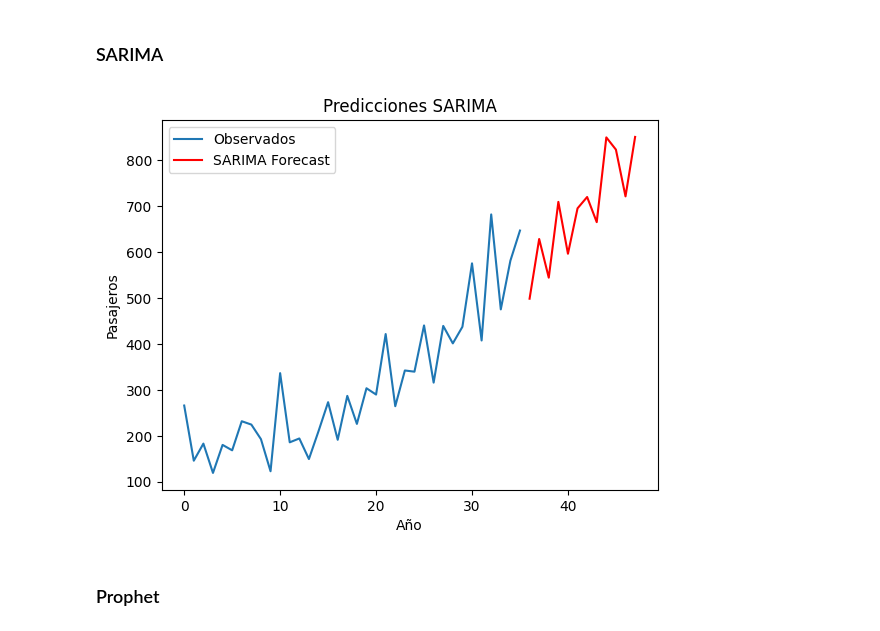
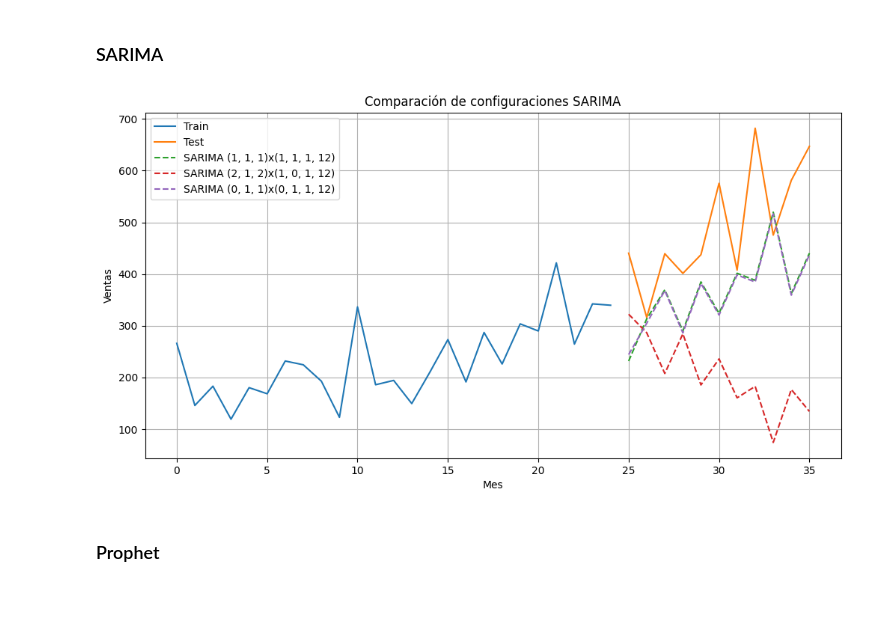
Before and after one commit to Fabiola-cc/Lab1_SeriesDeTiempo, a Jupyter notebook: ST_shampoo.ipynb, the cells around one changed output. Drawn from its saved outputs; the diff is of its cells as text; code cells hidden in the pictures; blank space fills up the shorter version.

```diff
--- a/ST_shampoo.ipynb
+++ b/ST_shampoo.ipynb
@@ -147,28 +162,42 @@ TypeError: ExponentialSmoothing.__init__() got an unexpected keyword argument 's
 # %% [markdown]
 ### SARIMA
-# %%
-from statsmodels.tsa.statespace.sarimax import SARIMAX
-
-modelo = SARIMAX(df['Sales'],
-                 order = (1, 1, 1),
-                 seasonal_order=(1, 1, 1, 12))
-
-# Ajustar (entrenar) el modelo SARIMA
-modelo_ajustado = modelo.fit()
-
-# Predicción
-predicciones = modelo_ajustado.get_forecast(steps = 12).predicted_mean
-
-# Graficar los df y las predicciones
-
-df['Sales'].plot(label = 'Observados')
-predicciones.plot(label = 'SARIMA Forecast', color = 'red')
-plt.legend()
-plt.title("Predicciones SARIMA")
-plt.xlabel("Año")
-plt.ylabel("Pasajeros")
-plt.show()
-# %% [output]
-[figure, removed]
+# %%
+from statsmodels.tsa.statespace.sarimax import SARIMAX
+
+# Lista de configuraciones SARIMA a probar: ((p,d,q), (P,D,Q,s))
+param_combinations = [
+    ((1, 1, 1), (1, 1, 1, 12)),
+    ((2, 1, 2), (1, 0, 1, 12)),
+    ((0, 1, 1), (0, 1, 1, 12))
+]
+
+# Gráfico base con datos reales
+plt.figure(figsize=(12, 6))
+plt.plot(train_data.index, train_data['Sales'], label='Train')
+plt.plot(test_data.index, test_data['Sales'], label='Test')
+
+# Probar cada combinación
+for i, (order, seasonal_order) in enumerate(param_combinations):
+    modelo = SARIMAX(train_data['Sales'],
+                     order=order,
+                     seasonal_order=seasonal_order,
+                     enforce_stationarity=False,
+                     enforce_invertibility=False)
+
+    modelo_ajustado = modelo.fit(disp=False)
+    predicciones = modelo_ajustado.get_forecast(steps=len(test_data)).predicted_mean
+
+    label = f"SARIMA {order}x{seasonal_order}"
+    plt.plot(test_data.index, predicciones, linestyle='--', label=label)
+
+# Personalización del gráfico
+plt.title("Comparación de configuraciones SARIMA")
+plt.xlabel("Mes")
+plt.ylabel("Ventas")
+plt.legend()
+plt.grid(True)
+plt.show()
+# %% [output]
+[figure, added]
 # %% [markdown]
 ### Prophet
```
Also changed, not shown: parts of 13 cells of this notebook.
